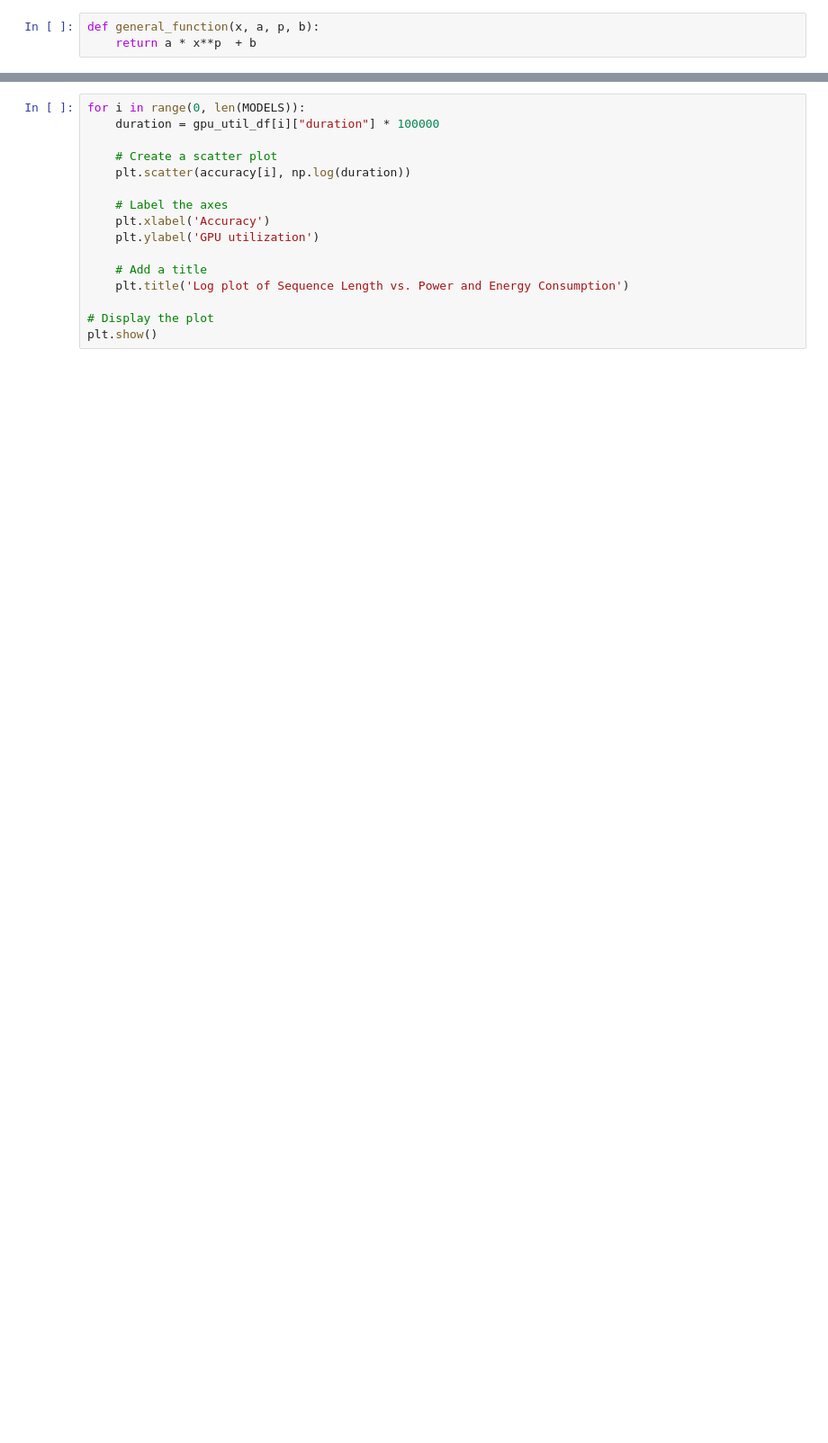
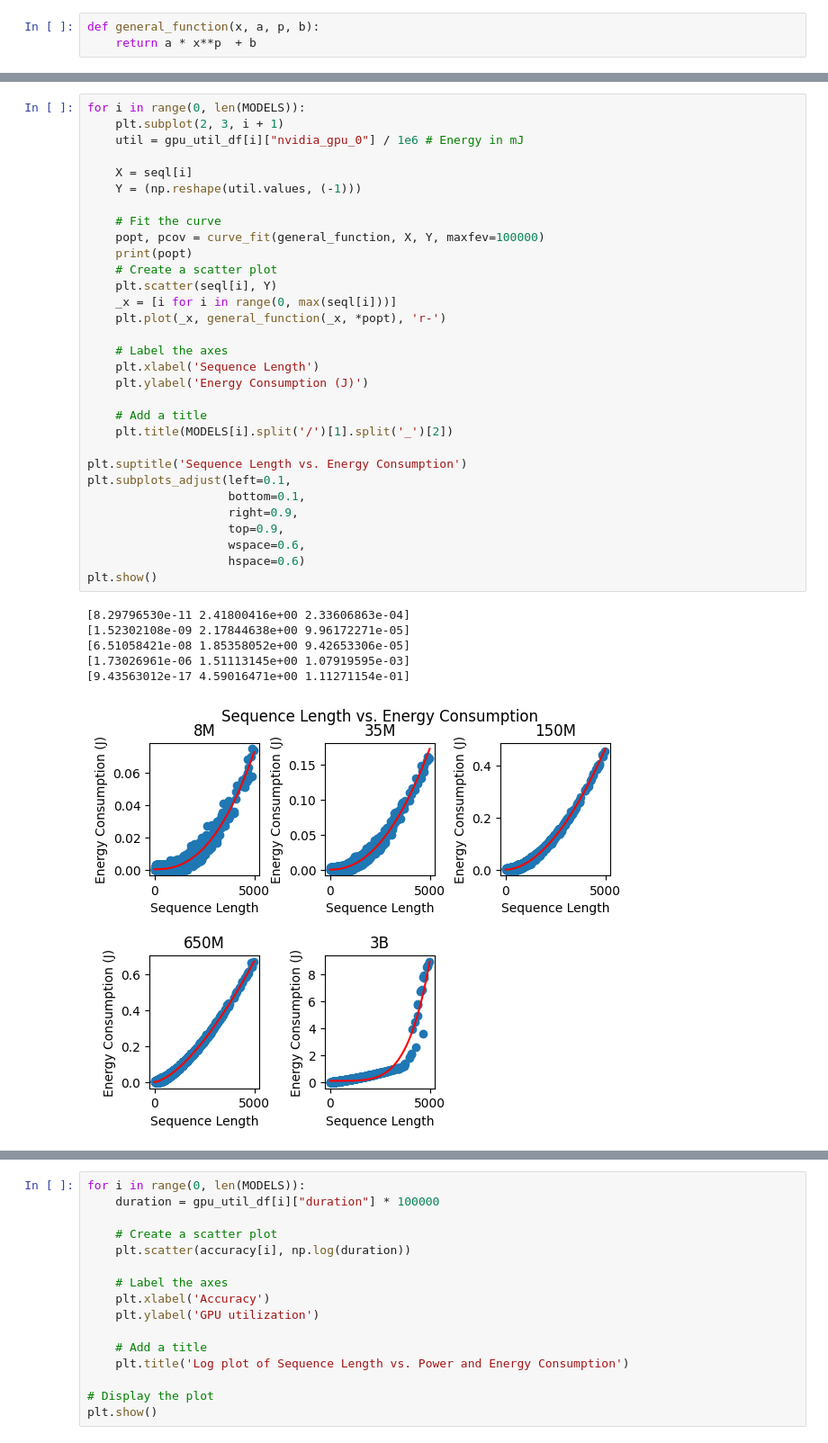
Before and after one commit to lgltan/ESM_Benchmark, a Jupyter notebook: plotter.ipynb, the cells around one changed output, grey strips where cells are left out. Shown at 90% size. Saved outputs shown, nothing was run; the diff lists cells and outputs as text; blank space fills up the shorter version.

```diff
--- a/plotter.ipynb
+++ b/plotter.ipynb
@@ -243,0 +274,38 @@ plt.show()
+# %%
+for i in range(0, len(MODELS)):
+    plt.subplot(2, 3, i + 1)
+    util = gpu_util_df[i]["nvidia_gpu_0"] / 1e6 # Energy in mJ
+
+    X = seql[i]
+    Y = (np.reshape(util.values, (-1)))
+
+    # Fit the curve
+    popt, pcov = curve_fit(general_function, X, Y, maxfev=100000)
+    print(popt)
+    # Create a scatter plot
+    plt.scatter(seql[i], Y)
+    _x = [i for i in range(0, max(seql[i]))]
+    plt.plot(_x, general_function(_x, *popt), 'r-')
+
+    # Label the axes
+    plt.xlabel('Sequence Length')
+    plt.ylabel('Energy Consumption (J)')
+
+    # Add a title
+    plt.title(MODELS[i].split('/')[1].split('_')[2])
+
+plt.suptitle('Sequence Length vs. Energy Consumption')
+plt.subplots_adjust(left=0.1,
+                    bottom=0.1,
+                    right=0.9,
+                    top=0.9,
+                    wspace=0.6,
+                    hspace=0.6)
+plt.show()
+# %% [output]
+[8.29796530e-11 2.41800416e+00 2.33606863e-04]
+[1.52302108e-09 2.17844638e+00 9.96172271e-05]
+[6.51058421e-08 1.85358052e+00 9.42653306e-05]
+[1.73026961e-06 1.51113145e+00 1.07919595e-03]
+[9.43563012e-17 4.59016471e+00 1.11271154e-01]
+[figure, added]
```
Also changed, not shown: parts of 13 cells of this notebook, 1 other file.
